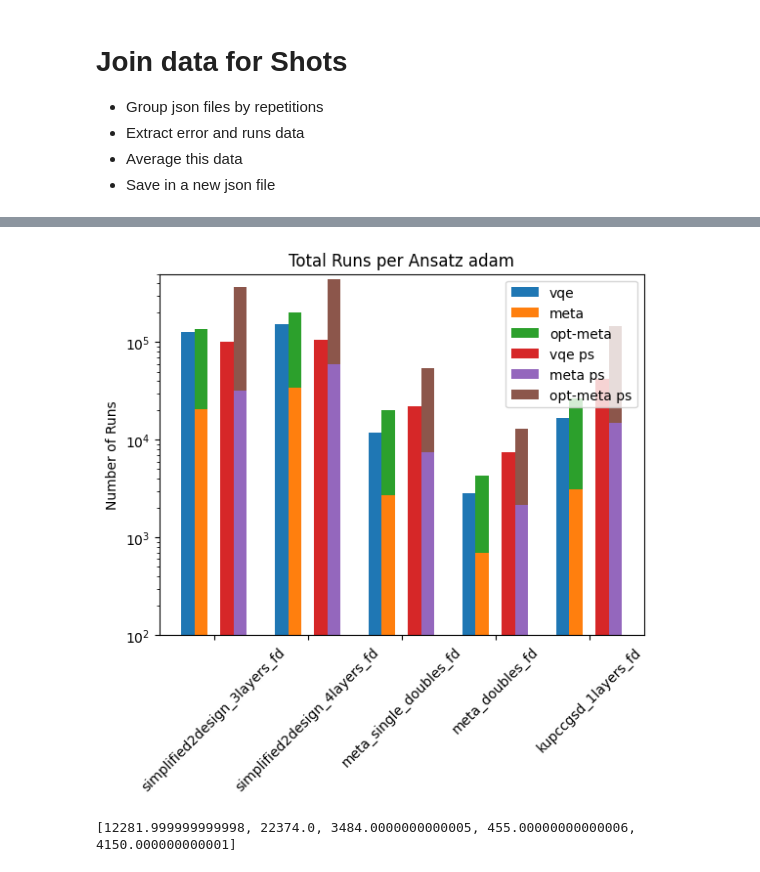
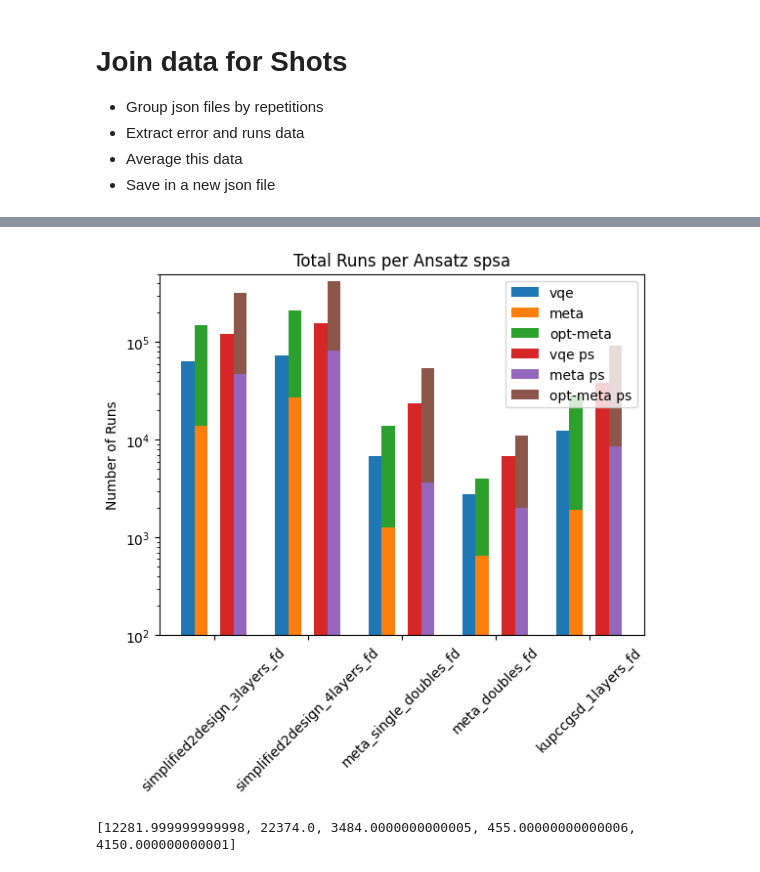
Before and after one commit to sergioandrescs/meta-VQE-pennylane, a Jupyter notebook: pennylane/exp_runs_10kruns_22testpoints/join_datafor shots.ipynb, the cells around one changed output, grey strips where cells are left out. Cells and saved outputs as stored; diff of their text form; code cells hidden in the pictures.

```diff
--- a/pennylane/exp_runs_10kruns_22testpoints/join_datafor shots.ipynb
+++ b/pennylane/exp_runs_10kruns_22testpoints/join_datafor shots.ipynb
@@ -52,11 +52,11 @@ for group_count,file_name_base in enumerate(main_groups):
             for count, result_type in enumerate(train_types):
                 if result_type == 'meta':
                     group_dict[opt]["runs"][count] += data_entry['results'][opt][result_type]['runs']/len(this_group)
-                    group_dict[opt]["errors"][count] += mean_squared_error(fci_energies, data_entry['results'][opt][result_type]["energies_after_meta"], squared=False)/len(this_group)
+                    group_dict[opt]["errors"][count] += mean_squared_error(fci_energies, data_entry['results'][opt][result_type]["energies_after_meta"], squared=False)*1000/len(this_group)
 
                 else:
                     group_dict[opt]["runs"][count] += np.sum(data_entry['results'][opt][result_type]['runs_per_step'])/len(this_group)
-                    group_dict[opt]["errors"][count] += mean_squared_error(fci_energies, [energy[-1] for energy in data_entry['results'][opt][result_type]["energies"]], squared=False)/len(this_group)
+                    group_dict[opt]["errors"][count] += mean_squared_error(fci_energies, [energy[-1] for energy in data_entry['results'][opt][result_type]["energies"]], squared=False)*1000/len(this_group)
 
     condensed_data.append(group_dict)
 # %%
@@ -117,7 +117,7 @@ overheads_ps = [176,224,48,16,96]
 index_per_runs_plot_fd = [0,2,4,6,8]
 index_per_runs_plot_ps = [1,3,5,7,9]
 # %%
-opt_runs = optimizers[2]
+opt_runs = optimizers[1]
 
 fig, ax = plt.subplots()
 
@@ -128,34 +128,34 @@ opt_meta_data = [condensed_data[idx][opt_runs]["runs"][2]*overheads_fd[count] fo
 vqe_data_ps = [condensed_data[idx][opt_runs]["runs"][0]*overheads_ps[count] for count,idx in enumerate(index_per_runs_plot_ps)]
 meta_runs_ps = [condensed_data[idx][opt_runs]["runs"][1]*overheads_ps[count]*5 for count,idx in enumerate(index_per_runs_plot_ps)]
 opt_meta_data_ps = [condensed_data[idx][opt_runs]["runs"][2]*overheads_ps[count] for count,idx in enumerate(index_per_runs_plot_ps)]
 
 
 
 ind = np.arange(len(vqe_data))
 
 width = 0.14                    # the width of the bars
 
 ax.set_ylabel('Number of Runs')
 ax.set_title(f'Total Runs per Ansatz {opt_runs}')
 xTickMarks = [main_groups[idx] for idx in index_per_runs_plot_fd]
 ax.set_xticks(ind+(2*width))
 xtickNames = ax.set_xticklabels(xTickMarks)
 plt.setp(xtickNames, rotation=45, fontsize=10)
 
 
 plt.bar(np.arange(len(vqe_data)), vqe_data, width=width, label = "vqe")
 plt.bar(np.arange(len(meta_runs))+ width, meta_runs, width=width, label="meta")
 plt.bar(np.arange(len(opt_meta_data))+ width, opt_meta_data, width=width, bottom= meta_runs, label="opt-meta")
 
 plt.bar(np.arange(len(vqe_data_ps))+ width*3, vqe_data_ps, width=width, label="vqe ps")
 plt.bar(np.arange(len(meta_runs_ps))+ width*4, meta_runs_ps, width=width, label="meta ps")
 plt.bar(np.arange(len(opt_meta_data_ps))+ width*4, opt_meta_data_ps, width=width, bottom= meta_runs_ps, label="opt-meta ps")
 ax.legend()
 plt.yscale('log')
 plt.ylim(100, 500000)
 plt.show()
 # %% [output]
-[figure, old version]
+[figure, new version]
 # %%
 opt_runs = optimizers[3]
 
```
Also changed, not shown: parts of 1 cell of this notebook, 11 other files.
